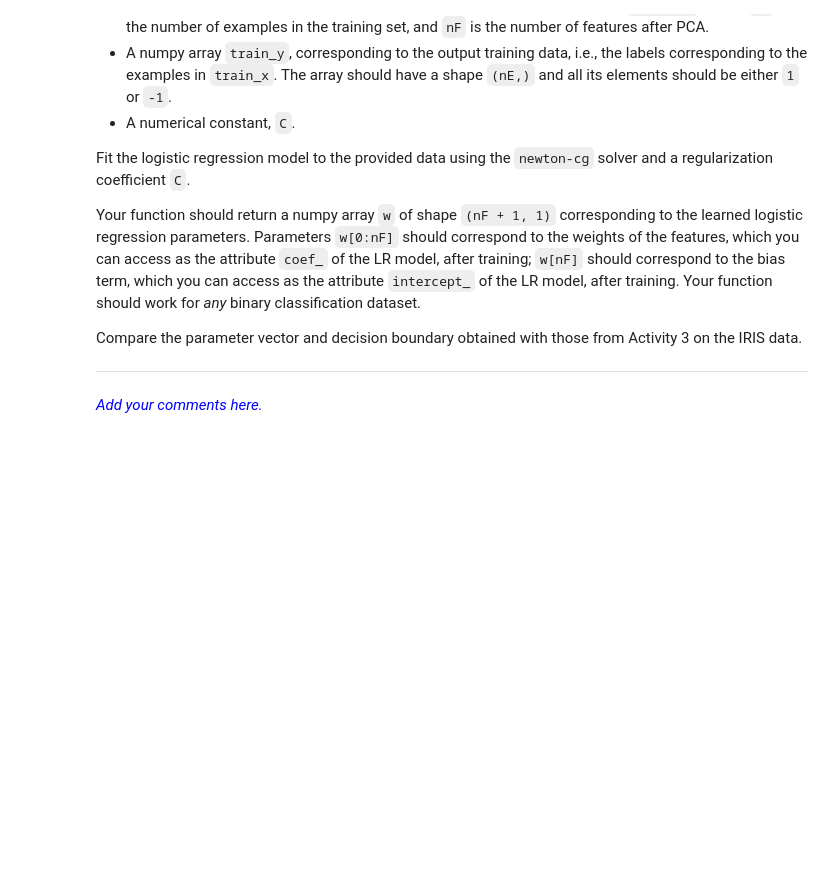
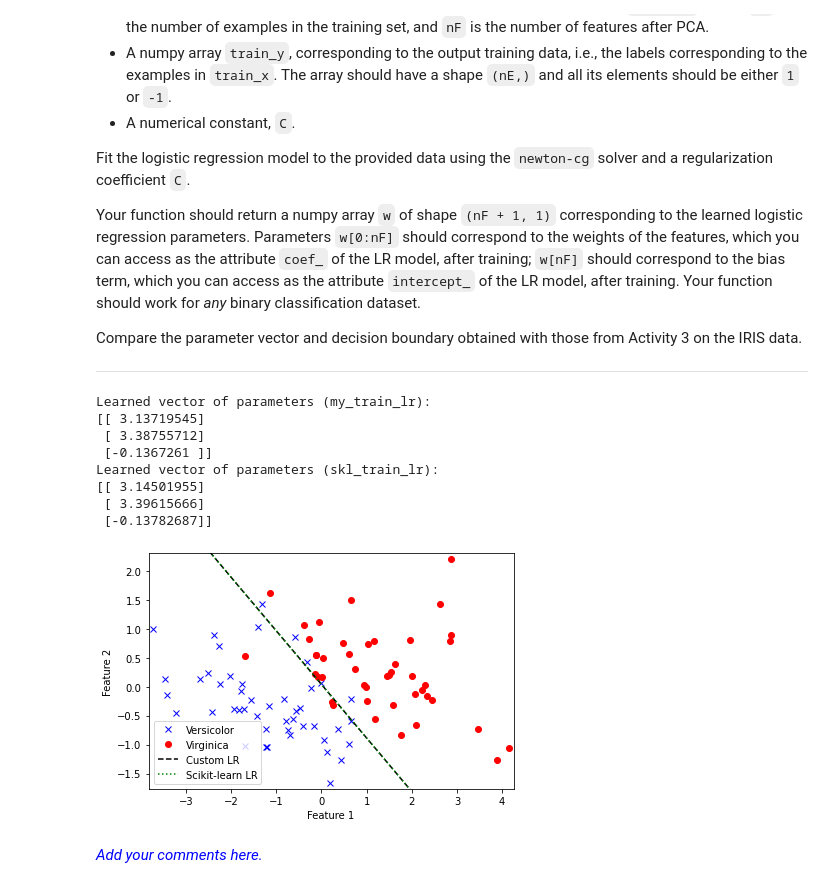
Before and after one commit to HerouFenix/padi, a Jupyter notebook: Lab4/lab-4.ipynb, the cells around one changed output. Cells and saved outputs as stored; diff of their text form; code cells hidden in the pictures; blank space fills up the shorter version.

```diff
--- a/Lab4/lab-4.ipynb
+++ b/Lab4/lab-4.ipynb
@@ -410,3 +415,58 @@ Compare the parameter vector and decision boundary obtained with those from Acti
+# %%
+from sklearn.linear_model import LogisticRegression
+
+def skl_train_lr(train_x, train_y, C):
+
+    clf = LogisticRegression(C=C, solver="newton-cg").fit(train_x, train_y)
+
+    w = np.append(clf.coef_[0], clf.intercept_, axis=0)
+    w = w.reshape((w.shape[0],1))
+    return w
+
+# Train model
+#walt = skl_train_lr(pca_train_x, train_a, 1e40)
+
+# Print learned parameters
+print('Learned vector of parameters (my_train_lr):')
+print(w)
+
+print('Learned vector of parameters (skl_train_lr):')
+print(walt)
+
+plt.figure()
+
+plt.plot(pca_train_x[idx1, 0], pca_train_x[idx1, 1], 'bx', label='Versicolor')
+plt.plot(pca_train_x[idx2, 0], pca_train_x[idx2, 1], 'ro', label='Virginica')
+
+# Plot custom decision boundary
+x_ax = np.arange(pca_train_x[:, 0].min(), pca_train_x[:, 0].max(), .01)
+a_ax = - (w[0, 0] * x_ax + w[2, 0]) / w[1, 0]
+plt.plot(x_ax, a_ax, 'k--', label='Custom LR')
+
+# Plot Scikit-learn decision boundary
+a_alt = - (walt[0, 0] * x_ax + walt[2, 0]) / walt[1, 0]
+plt.plot(x_ax, a_alt, 'g:', label='Scikit-learn LR')
+
+plt.xlabel('Feature 1')
+plt.ylabel('Feature 2')
+plt.axis([pca_train_x[:, 0].min() - 0.1,
+          pca_train_x[:, 0].max() + 0.1,
+          pca_train_x[:, 1].min() - 0.1,
+          pca_train_x[:, 1].max() + 0.1])
+
+plt.legend(loc='best')
+
+plt.tight_layout()
+# %% [output]
+Learned vector of parameters (my_train_lr):
+[[ 3.13719545]
+ [ 3.38755712]
+ [-0.1367261 ]]
+Learned vector of parameters (skl_train_lr):
+[[ 3.14501955]
+ [ 3.39615666]
+ [-0.13782687]]
+[figure, added]
 # %% [markdown]
 <span style="color:blue"> _Add your comments here._ </span>
 # %% [markdown]
```
Also changed, not shown: parts of 7 cells of this notebook.
